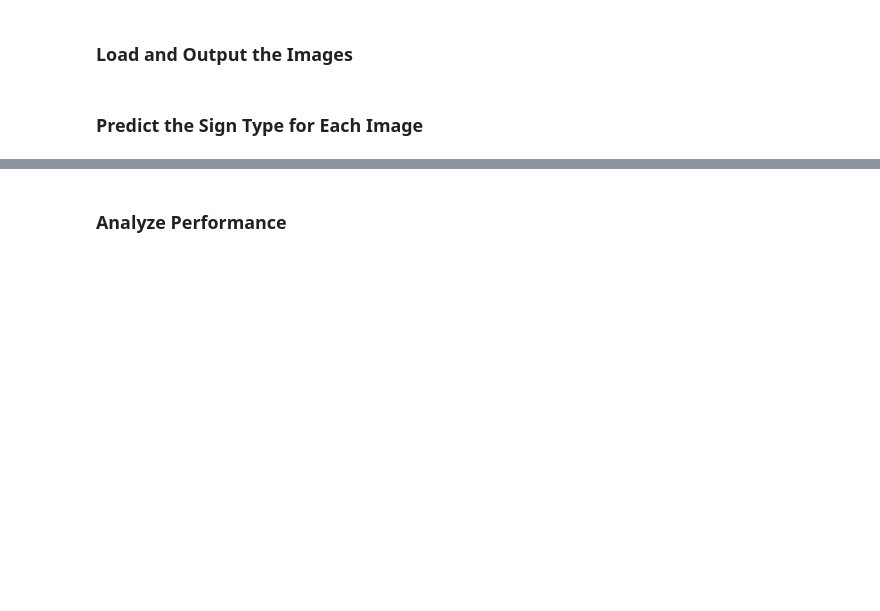
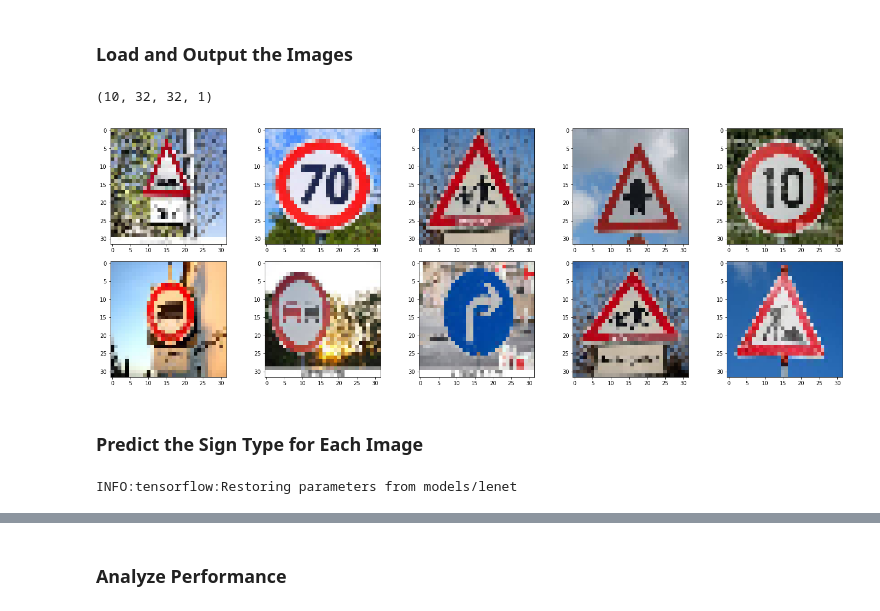
Before and after one commit to hvleejr/CarND-Traffic-Sign-Classifier-Project, a Jupyter notebook: Traffic_Sign_Classifier.ipynb, the cells around one changed output, grey strips where cells are left out. Saved outputs shown, nothing was run; the diff lists cells and outputs as text; code cells hidden in the pictures; blank space fills up the shorter version.

```diff
--- a/Traffic_Sign_Classifier.ipynb
+++ b/Traffic_Sign_Classifier.ipynb
@@ -217,6 +226,11 @@ from sklearn.utils import shuffle
 
 # check gpu
 print(tf.test.is_gpu_available())
+
+# manage gpu memory
+config = tf.ConfigProto()
+config.gpu_options.allow_growth = True
+config.gpu_options.per_process_gpu_memory_fraction = 0.75
 # %% [output]
 True
 # %%
@@ -294,11 +308,14 @@ sets imply underfitting. A high accuracy on the training set but low accuracy on
 
 # Hyperparameters
 EPOCHS = 100
-BATCH_SIZE = 32
-rate = 0.0001
+BATCH_SIZE = 16
+rate = 0.001
+
+# reset
+tf.reset_default_graph()
 
 # Input and evaluation
-input_shape = (None, 32, 32, 3)
+input_shape = (None, 32, 32, 1)
 x = tf.placeholder(tf.float32, input_shape, name="input")
 y = tf.placeholder(tf.int32, (None), name="labels")
 one_hot_y = tf.one_hot(y, n_classes)
@@ -326,7 +343,7 @@ def evaluate(X_data, y_data):
     return total_accuracy / num_examples
 # %%
 # Training
-with tf.Session() as sess:
+with tf.Session(config=config) as sess:
     sess.run(tf.global_variables_initializer())
     num_examples = len(X_train)
 
@@ -342,7 +359,7 @@ with tf.Session() as sess:
         validation_accuracy = evaluate(X_valid, y_valid)
         if (i+1)%10 == 0:
             print("EPOCH {}: Validation Accuracy = {:.3f}".format(i+1, validation_accuracy))
-
+    print("test accuracy: ", evaluate(X_test, y_test))
     saver.save(sess, '../models/lenet')
     print("Model saved")
 # %% [output]
@@ -373,6 +390,40 @@ You may find `signnames.csv` useful as it contains mappings from the class id (i
+# %%
+### Load the images and plot them here.
+### Feel free to use as many code cells as needed.
+import os
+import matplotlib.image as mplimg
+
+test_folder = './data/test traffic signs/'
+test_files = os.listdir(test_folder)
+X_test2 = []
+
+f, ax = plt.subplots(2, 5, figsize=(20,7))
+f.tight_layout()
+for i in range(2):
+    for j in range(5):
+        img = mplimg.imread(os.path.join(test_folder, test_files[j + 5*i]))
+        img = cv2.resize(img, (32, 32))
+        ax[i,j].imshow(img)
+        X_test2.append(img)
+
+X_test2 = np.stack(X_test2)
+X_test2 = preprocess(X_test2)
+print(X_test2.shape)
+# %% [output]
+(10, 32, 32, 1)
+[figure, added]
 # %% [markdown]
 ### Predict the Sign Type for Each Image
 # %%
 ### Run the predictions here and use the model to output the prediction for each image.
 ### Make sure to pre-process the images with the same pre-processing pipeline used earlier.
 ### Feel free to use as many code cells as needed.
+
+# load model
+with tf.Session(config=config) as sess:
+    saver = tf.train.import_meta_graph('models/lenet.meta')
+    saver.restore(sess, 'models/lenet')
+    out = sess.run(logits, feed_dict={x: X_test2})
+    pred = sess.run(tf.nn.softmax(out, axis=0))
+# %% [output]
+INFO:tensorflow:Restoring parameters from models/lenet
```
Also changed, not shown: parts of 7 cells of this notebook.
